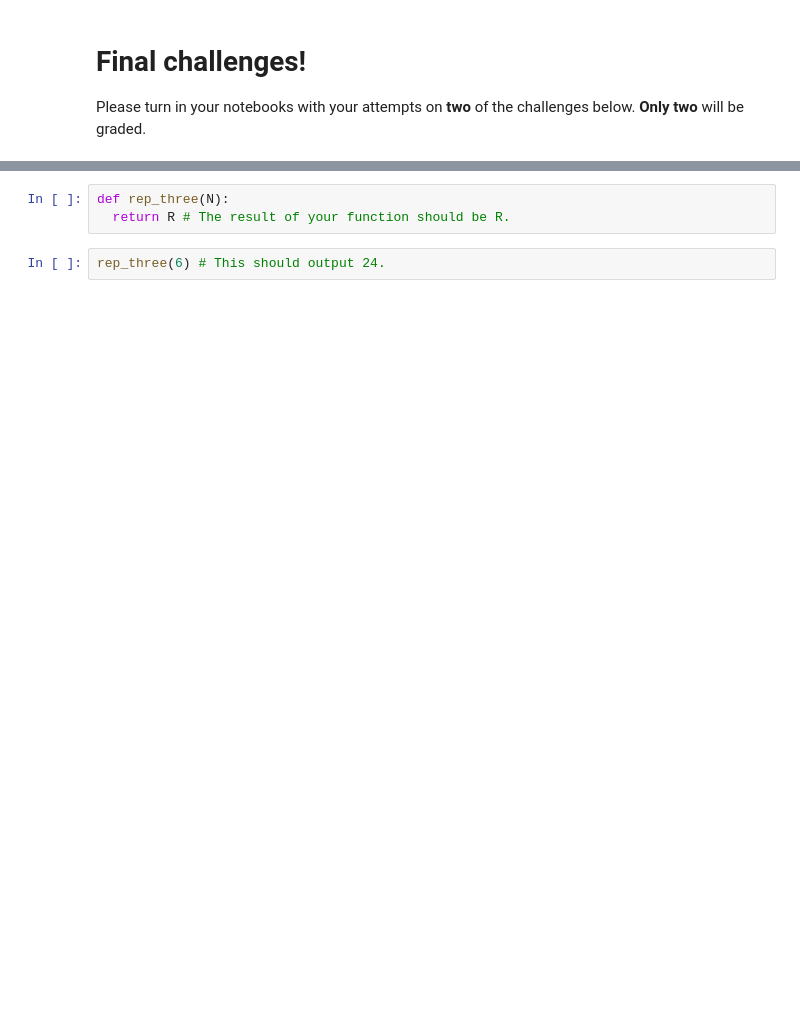
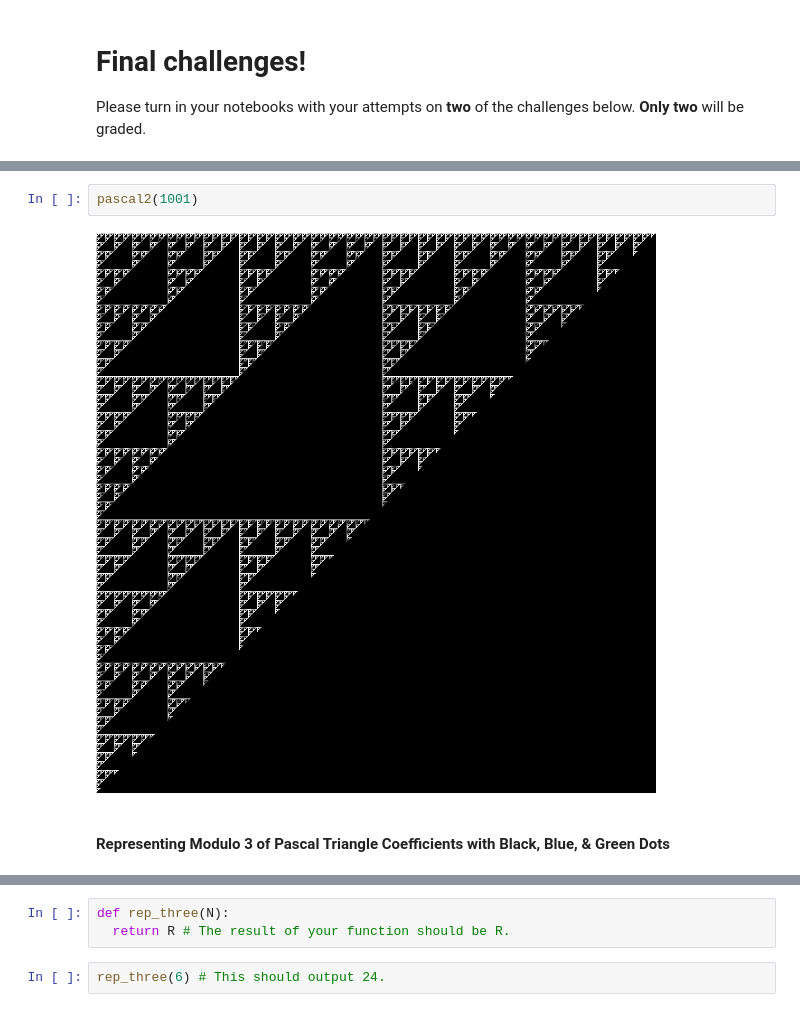
Before and after one commit to kelngu/python-for-math, a Jupyter notebook: Notebook #5/P4M_Notebook_5.ipynb, the cells around one changed output, grey strips where cells are left out. Drawn from its saved outputs; the diff is of its cells as text; blank space fills up the shorter version.

```diff
--- a/Notebook #5/P4M_Notebook_5.ipynb
+++ b/Notebook #5/P4M_Notebook_5.ipynb
@@ -166,0 +576,6 @@ Please turn in your notebooks with your attempts on **two** of the challenges be
+# %%
+pascal2(1001)
+# %% [output]
+[figure, added]
+# %% [markdown]
+#### Representing Modulo 3 of Pascal Triangle Coefficients with Black, Blue, & Green Dots
```
Also changed, not shown: parts of 75 cells of this notebook.
